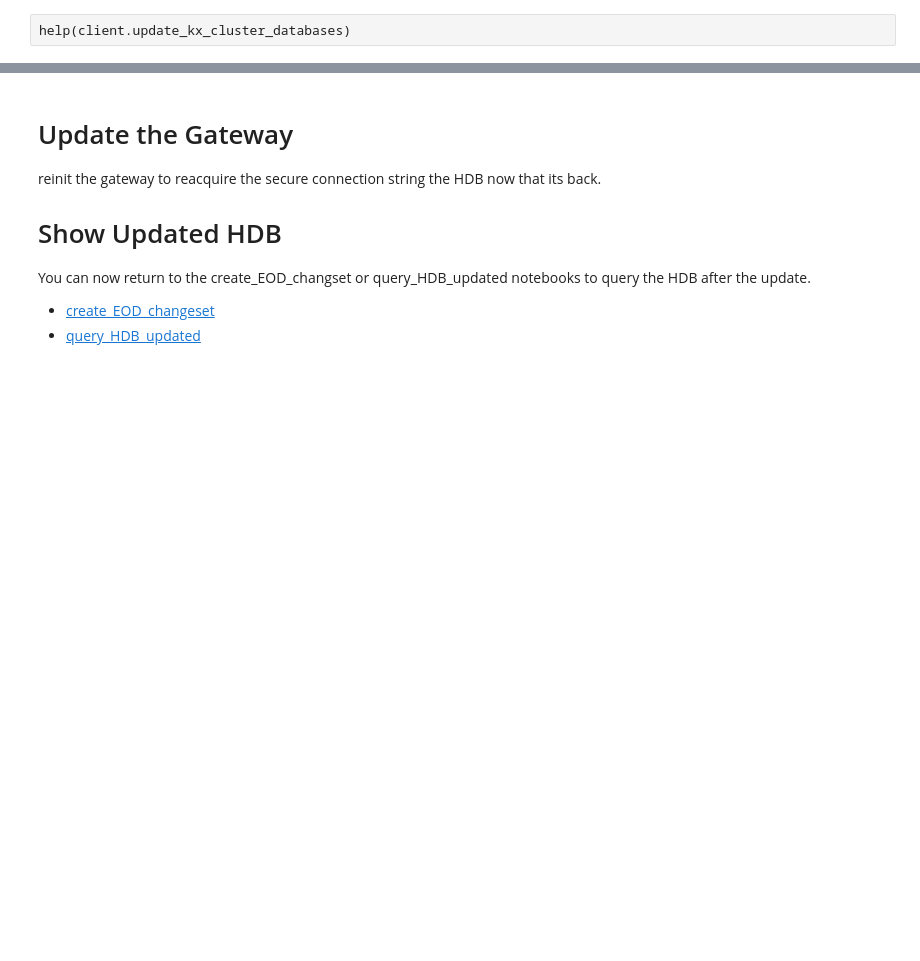
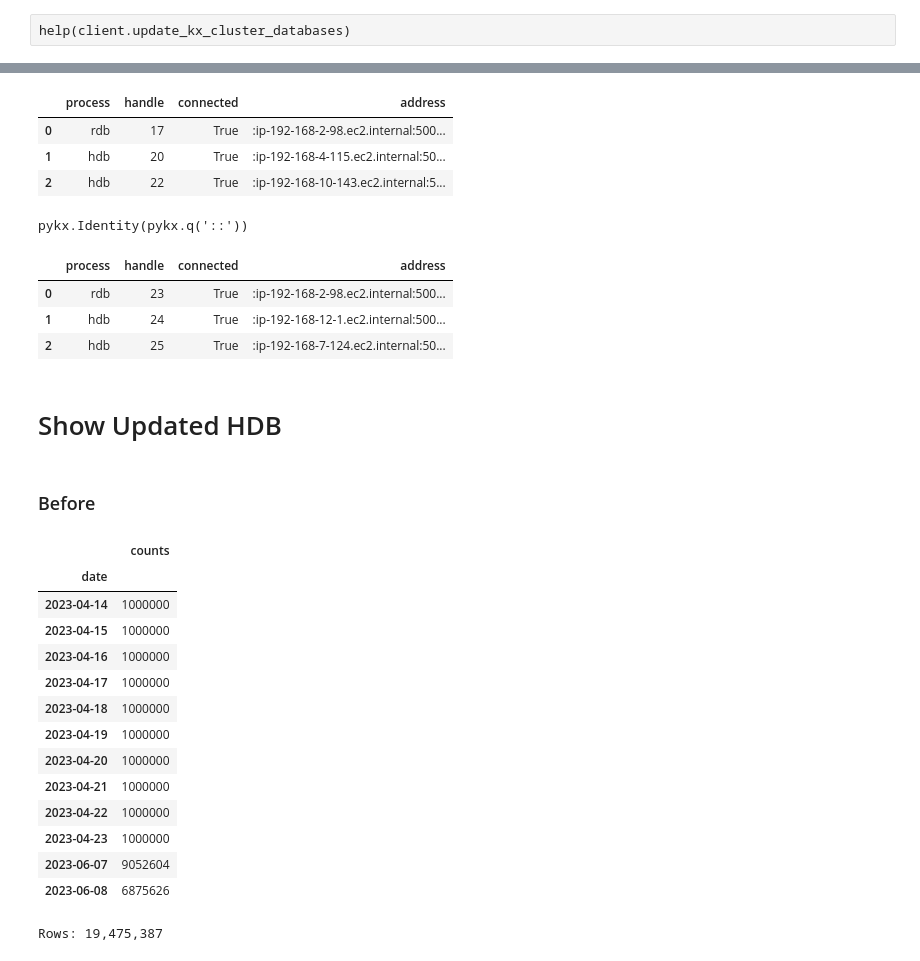
Before and after one commit to aws/amazon-finspace-examples, a Jupyter notebook: ManagedkdbInsights/basic_tick/update_HDB.ipynb, the cells around one changed output, grey strips where cells are left out. Saved outputs shown, nothing was run; the diff lists cells and outputs as text; code cells hidden in the pictures; blank space fills up the shorter version.

```diff
--- a/ManagedkdbInsights/basic_tick/update_HDB.ipynb
+++ b/ManagedkdbInsights/basic_tick/update_HDB.ipynb
@@ -199,9 +247,28 @@ Cluster: HDB_basictickdb_20230601 status is now RUNNING, total wait 0:14:30
+# %%
+# State of connected processes
+display( gw("select process, handle, connected, address from .conn.procs").pd() )
+# %% [output]
+|  | process | handle | connected | address |
+| 0 | rdb | 17 | True | :ip-192-168-2-98.ec2.internal:500... |
+| 1 | hdb | 20 | True | :ip-192-168-4-115.ec2.internal:50... |
+| 2 | hdb | 22 | True | :ip-192-168-10-143.ec2.internal:5... |
+# %%
+# reinit the gateway, will re-connect to databases.
+gw("reinit[hdb_name; rdb_name]")
+# %% [output]
+pykx.Identity(pykx.q('::'))
+# %%
+# NOW, state of connected processes
+display( gw("select process, handle, connected, address from .conn.procs").pd() )
+# %% [output]
+|  | process | handle | connected | address |
+| 0 | rdb | 23 | True | :ip-192-168-2-98.ec2.internal:500... |
+| 1 | hdb | 24 | True | :ip-192-168-12-1.ec2.internal:500... |
+| 2 | hdb | 25 | True | :ip-192-168-7-124.ec2.internal:50... |
 # %% [markdown]
-# Update the Gateway
-reinit the gateway to reacquire the secure connection string the HDB now that its back.
-
 # Show Updated HDB
-You can now return to the create_EOD_changset or query_HDB_updated notebooks to query the HDB after the update.
-
-- [create_EOD_changeset](create_EOD_changeset.ipynb)
-- [query_HDB_updated](query_HDB_updated.ipynb)
+# %%
+# Query the HDB
+hdb = get_pykx_connection(client,
+                          environmentId=ENV_ID, clusterName=HDB_CLUSTER_NAME,
+                          userName=KDB_USERNAME, boto_session=session)
@@ -207,0 +279,24 @@ You can now return to the create_EOD_changset or query_HDB_updated notebooks to
+# %% [markdown]
+### Before
+# %%
+display(pre_update_pdf)
+
+# Number of Rows
+pre_rows = hdb("count example").py()
+print(f"Rows: {pre_rows:,}")
+# %% [output]
+|  | counts |
+| date |  |
+| 2023-04-14 | 1000000 |
+| 2023-04-15 | 1000000 |
+| 2023-04-16 | 1000000 |
+| 2023-04-17 | 1000000 |
+| 2023-04-18 | 1000000 |
+| 2023-04-19 | 1000000 |
+| 2023-04-20 | 1000000 |
+| 2023-04-21 | 1000000 |
+| 2023-04-22 | 1000000 |
+| 2023-04-23 | 1000000 |
+| 2023-06-07 | 9052604 |
+| 2023-06-08 | 6875626 |
+Rows: 19,475,387
```
Also changed, not shown: parts of 17 cells of this notebook, 30 other files.
